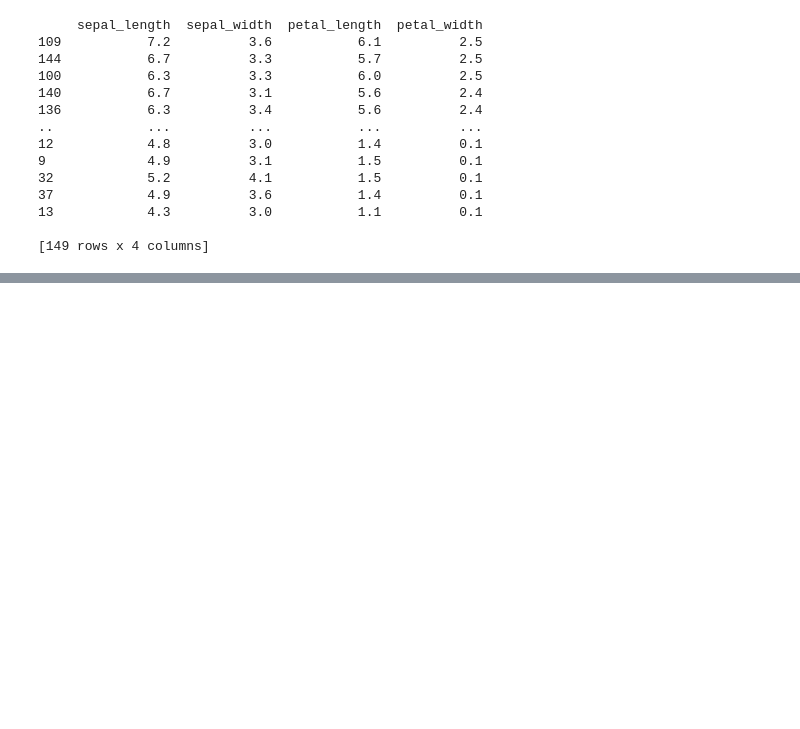
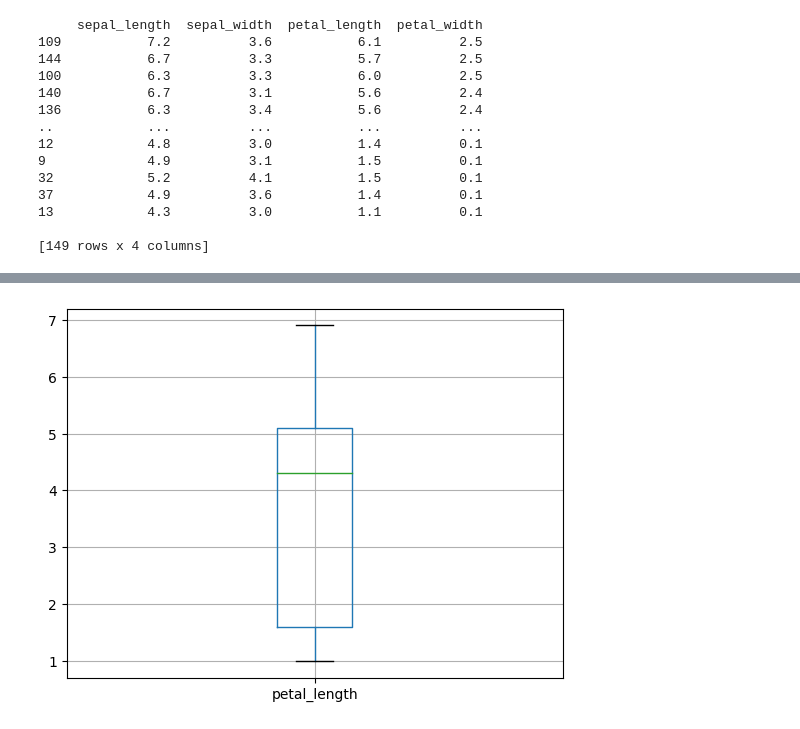
Before and after one commit to Scanf-s/Python_Study_Repo, a Jupyter notebook: Study_Python/Data_Analysis/seaborn_practice.ipynb, the cells around one changed output, grey strips where cells are left out. Saved outputs shown, nothing was run; the diff lists cells and outputs as text; code cells hidden in the pictures; blank space fills up the shorter version.

```diff
--- a/Study_Python/Data_Analysis/seaborn_practice.ipynb
+++ b/Study_Python/Data_Analysis/seaborn_practice.ipynb
@@ -230,0 +238,5 @@ print(iris)
+# %%
+iris.boxplot(column='petal_length')
+plt.show()
+# %% [output]
+[figure, added]
```
Also changed, not shown: parts of 2 cells of this notebook.
